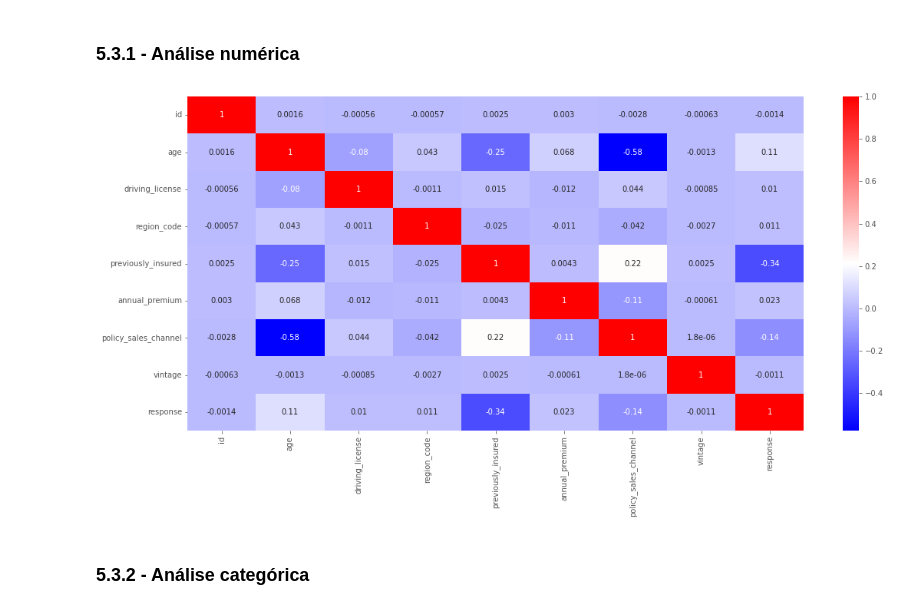
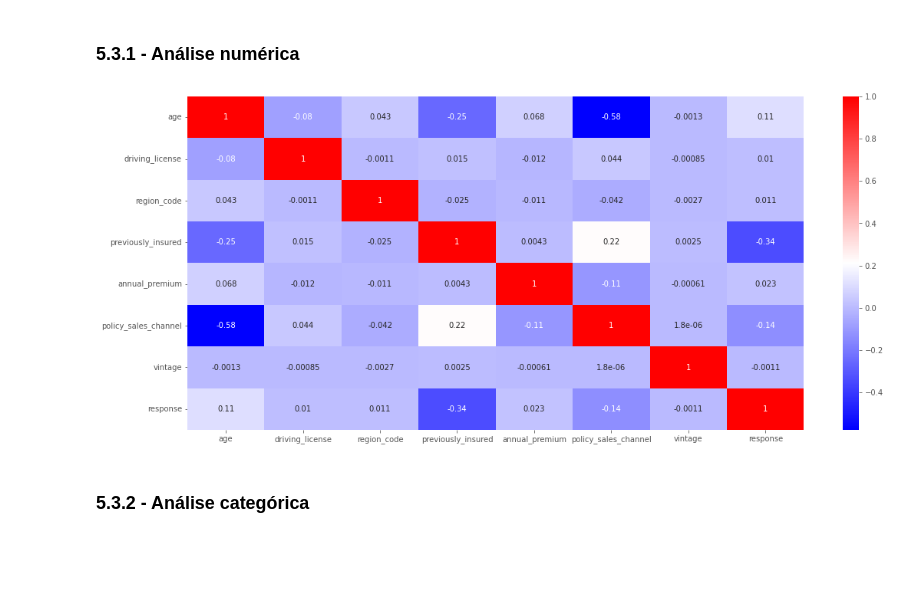
Before and after one commit to jhonatanmarques92/health_insurance_cross_sell, a Jupyter notebook: notebook/health_insurance_cross_sell.ipynb, the cells around one changed output. Drawn from its saved outputs; the diff is of its cells as text; code cells hidden in the pictures; blank space fills up the shorter version.

```diff
--- a/notebook/health_insurance_cross_sell.ipynb
+++ b/notebook/health_insurance_cross_sell.ipynb
@@ -406,10 +435,10 @@ sns.countplot(x=df5['response']);
 ### 5.3.1 - Análise numérica
 # %%
 # Método de pearson
-correlacao = num.corr()
+correlacao = num.drop('id', axis=1).corr()
 sns.heatmap(correlacao, annot=True, cmap='bwr');
 # %% [output]
-[figure, old version]
+[figure, new version]
 # %% [markdown]
 ### 5.3.2 - Análise categórica
 # %%
```
Also changed, not shown: parts of 25 cells of this notebook.
